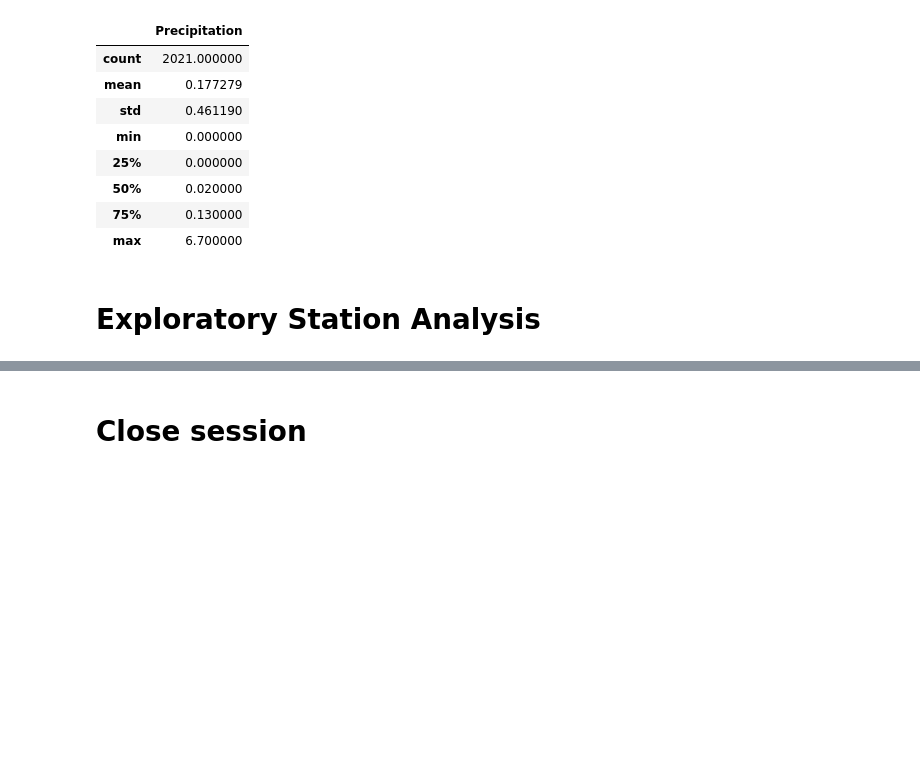
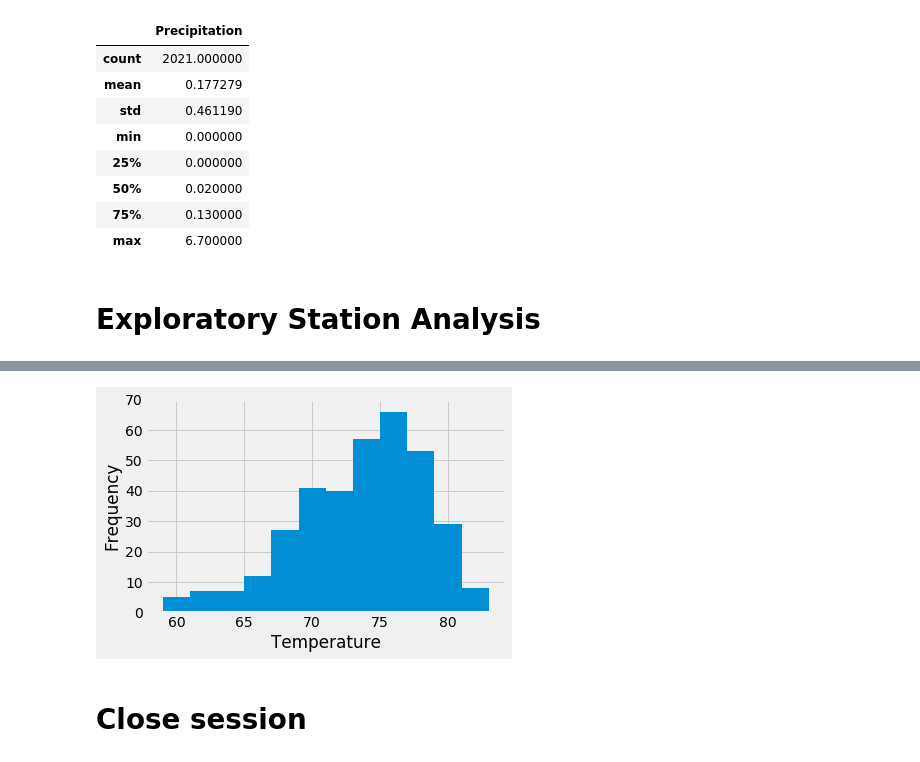
Before and after one commit to carmelamonis/sqlalchemy-challenge, a Jupyter notebook: climate_starter.ipynb, the cells around one changed output, grey strips where cells are left out. Cells and saved outputs as stored; diff of their text form; code cells hidden in the pictures; blank space fills up the shorter version.

Commit message:
Complete station analysis

```diff
--- a/climate_starter.ipynb
+++ b/climate_starter.ipynb
@@ -141,3 +210,8 @@ df.describe()
 # %%
 # Using the most active station id
 # Query the last 12 months of temperature observation data for this station and plot the results as a histogram
+temp_last_12 = session.query(Measurement.date, Measurement.tobs).\
+filter(Measurement.date >= month_12).\
+filter(Measurement.date <= recent_date).\
+filter(Measurement.station == 'USC00519281').all()
+temp_last_12
@@ -144,3 +236,13 @@ df.describe()
+# %%
+#Create DF for results
+tempdf = pd.DataFrame(temp_last_12, columns=['Date', 'Temperature'])
+tempdf.set_index('Date', inplace=True)
+tempdf.plot.hist(bins=12, ylim = (0,70), legend=False)
+plt.xlabel("Temperature")
+plt.tight_layout()
+plt.show()
+# %% [output]
+[figure, added]
 # %% [markdown]
 # Close session
 # %%
```
Also changed, not shown: parts of 9 cells of this notebook.
